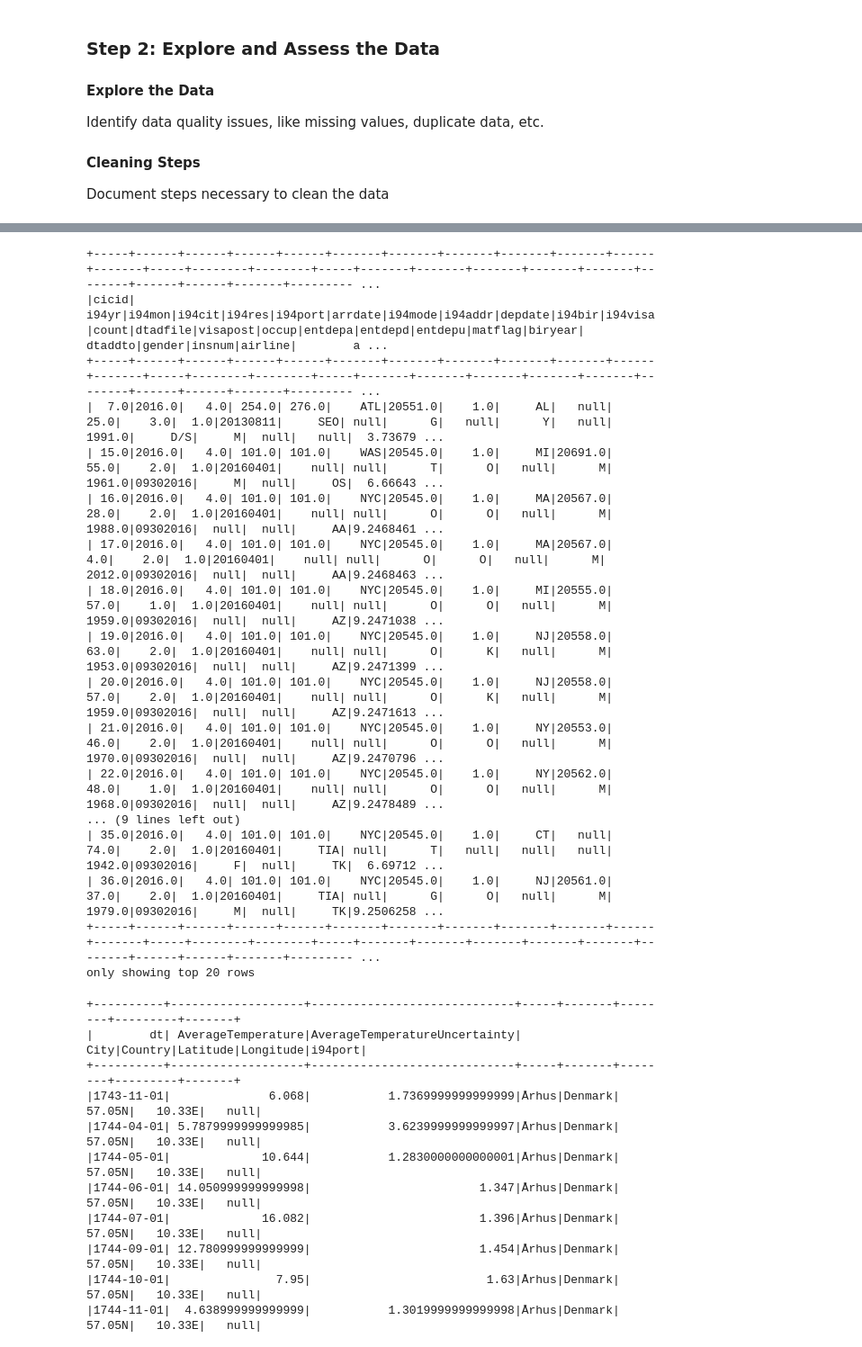
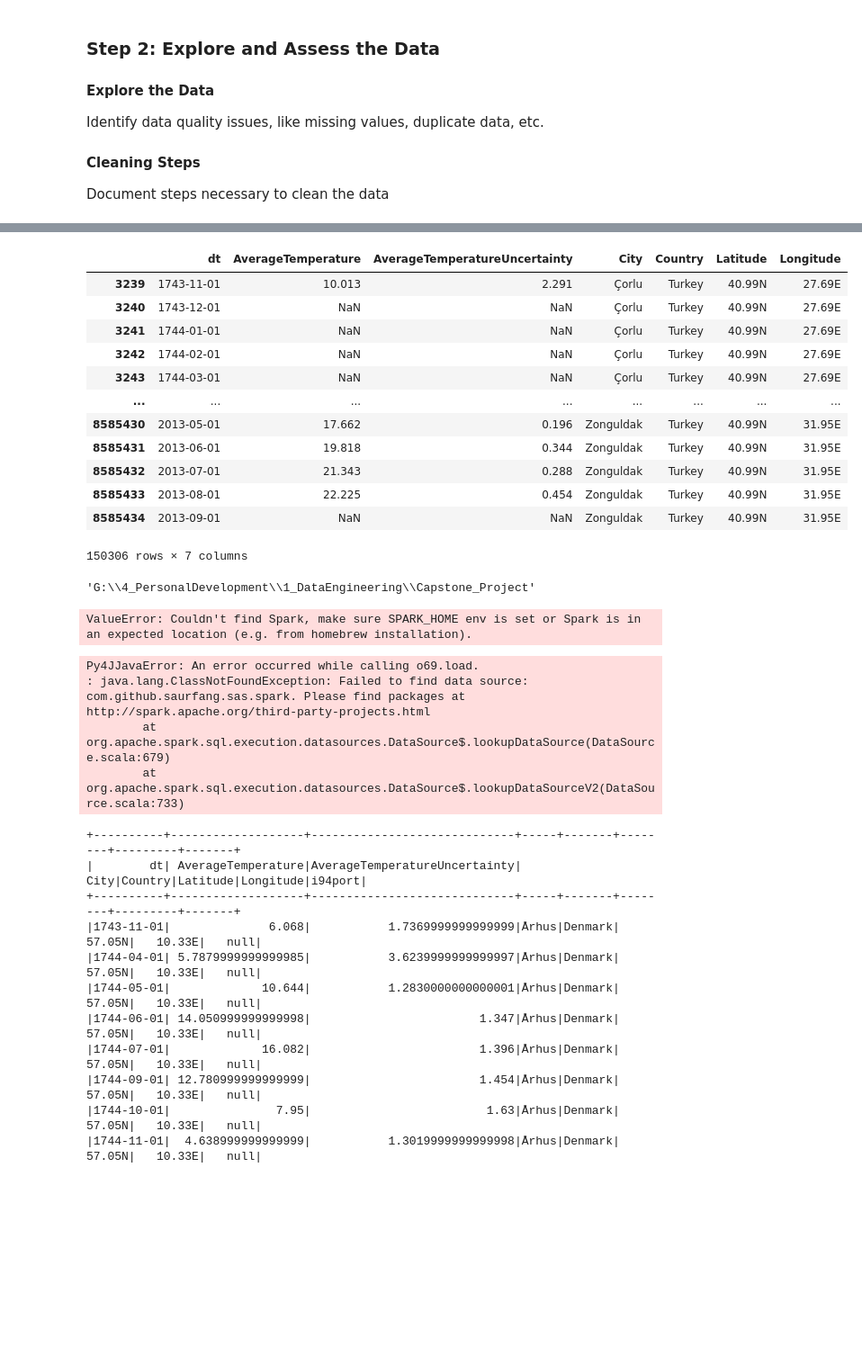
Before and after one commit to 0xCakin/CapstoneProject, a Jupyter notebook: Capstone Project Template.ipynb, the cells around one changed output, grey strips where cells are left out. Shown: that part at 90% size. Drawn from its saved outputs; the diff is of its cells as text; code cells hidden in the pictures; blank space fills up the shorter version.

Commit message:
data explore update

```diff
--- a/Capstone Project Template.ipynb
+++ b/Capstone Project Template.ipynb
@@ -145,3 +145,24 @@ AttributeError: 'DataFrame' object has no attribute 'decribe'
+# %%
+df_turkey = df_temp_data[
+                        (df_temp_data["Country"] == "Turkey") &
+                        (df_temp_data["AverageTemperature"] != "NaN")
+                        ]
+# %%
+df_turkey[(df_turkey["AverageTemperature"] != "NaN")]
+# %% [output]
+|  | dt | AverageTemperature | AverageTemperatureUncertainty | City | Country | Latitude | Longitude |
+| 3239 | 1743-11-01 | 10.013 | 2.291 | Çorlu | Turkey | 40.99N | 27.69E |
+| 3240 | 1743-12-01 | NaN | NaN | Çorlu | Turkey | 40.99N | 27.69E |
+| 3241 | 1744-01-01 | NaN | NaN | Çorlu | Turkey | 40.99N | 27.69E |
+| 3242 | 1744-02-01 | NaN | NaN | Çorlu | Turkey | 40.99N | 27.69E |
+| 3243 | 1744-03-01 | NaN | NaN | Çorlu | Turkey | 40.99N | 27.69E |
+| ... | ... | ... | ... | ... | ... | ... | ... |
+| 8585430 | 2013-05-01 | 17.662 | 0.196 | Zonguldak | Turkey | 40.99N | 31.95E |
+| 8585431 | 2013-06-01 | 19.818 | 0.344 | Zonguldak | Turkey | 40.99N | 31.95E |
+| 8585432 | 2013-07-01 | 21.343 | 0.288 | Zonguldak | Turkey | 40.99N | 31.95E |
+| 8585433 | 2013-08-01 | 22.225 | 0.454 | Zonguldak | Turkey | 40.99N | 31.95E |
+| 8585434 | 2013-09-01 | NaN | NaN | Zonguldak | Turkey | 40.99N | 31.95E |
+150306 rows × 7 columns
 # %%
 # Dictionary of valid i94port codes is created
 re_obj = re.compile(r'\'(.*)\'.*\'(.*)\'')
@@ -151,6 +172,16 @@ with open('i94port.txt') as f:
      for data in f:
          match = re_obj.search(data)
          i94port_valid[match[1]]=[match[2]]
+# %%
+import os
+os.getcwd()
+# %% [output]
+'G:\\4_PersonalDevelopment\\1_DataEngineering\\Capstone_Project'
+# %%
+import findspark
+findspark.find()
+# %% [output]
+ValueError: Couldn't find Spark, make sure SPARK_HOME env is set or Spark is in an expected location (e.g. from homebrew installation).
 # %%
 def clean_immig_data(file):
     '''
@@ -165,26 +196,13 @@ def clean_immig_data(file):
 
     return df_immig
 # %%
-immig_test_file = '../../data/18-83510-I94-Data-2016/i94_apr16_sub.sas7bdat'
+immig_test_file = './data/18-83510-I94-Data-2016/i94_apr16_sub.sas7bdat'
 df_immig_test = clean_immig_data(immig_test_file)
 df_immig_test.show()
 # %% [output]
-+-----+------+------+------+------+-------+-------+-------+-------+-------+------+-------+-----+--------+--------+-----+-------+-------+-------+-------+-------+--------+------+------+-------+--------- ...
-|cicid| i94yr|i94mon|i94cit|i94res|i94port|arrdate|i94mode|i94addr|depdate|i94bir|i94visa|count|dtadfile|visapost|occup|entdepa|entdepd|entdepu|matflag|biryear| dtaddto|gender|insnum|airline|        a ...
-+-----+------+------+------+------+-------+-------+-------+-------+-------+------+-------+-----+--------+--------+-----+-------+-------+-------+-------+-------+--------+------+------+-------+--------- ...
-|  7.0|2016.0|   4.0| 254.0| 276.0|    ATL|20551.0|    1.0|     AL|   null|  25.0|    3.0|  1.0|20130811|     SEO| null|      G|   null|      Y|   null| 1991.0|     D/S|     M|  null|   null|  3.73679 ...
-| 15.0|2016.0|   4.0| 101.0| 101.0|    WAS|20545.0|    1.0|     MI|20691.0|  55.0|    2.0|  1.0|20160401|    null| null|      T|      O|   null|      M| 1961.0|09302016|     M|  null|     OS|  6.66643 ...
-| 16.0|2016.0|   4.0| 101.0| 101.0|    NYC|20545.0|    1.0|     MA|20567.0|  28.0|    2.0|  1.0|20160401|    null| null|      O|      O|   null|      M| 1988.0|09302016|  null|  null|     AA|9.2468461 ...
-| 17.0|2016.0|   4.0| 101.0| 101.0|    NYC|20545.0|    1.0|     MA|20567.0|   4.0|    2.0|  1.0|20160401|    null| null|      O|      O|   null|      M| 2012.0|09302016|  null|  null|     AA|9.2468463 ...
-| 18.0|2016.0|   4.0| 101.0| 101.0|    NYC|20545.0|    1.0|     MI|20555.0|  57.0|    1.0|  1.0|20160401|    null| null|      O|      O|   null|      M| 1959.0|09302016|  null|  null|     AZ|9.2471038 ...
-| 19.0|2016.0|   4.0| 101.0| 101.0|    NYC|20545.0|    1.0|     NJ|20558.0|  63.0|    2.0|  1.0|20160401|    null| null|      O|      K|   null|      M| 1953.0|09302016|  null|  null|     AZ|9.2471399 ...
-| 20.0|2016.0|   4.0| 101.0| 101.0|    NYC|20545.0|    1.0|     NJ|20558.0|  57.0|    2.0|  1.0|20160401|    null| null|      O|      K|   null|      M| 1959.0|09302016|  null|  null|     AZ|9.2471613 ...
-| 21.0|2016.0|   4.0| 101.0| 101.0|    NYC|20545.0|    1.0|     NY|20553.0|  46.0|    2.0|  1.0|20160401|    null| null|      O|      O|   null|      M| 1970.0|09302016|  null|  null|     AZ|9.2470796 ...
-| 22.0|2016.0|   4.0| 101.0| 101.0|    NYC|20545.0|    1.0|     NY|20562.0|  48.0|    1.0|  1.0|20160401|    null| null|      O|      O|   null|      M| 1968.0|09302016|  null|  null|     AZ|9.2478489 ...
-... (9 lines left out)
-| 35.0|2016.0|   4.0| 101.0| 101.0|    NYC|20545.0|    1.0|     CT|   null|  74.0|    2.0|  1.0|20160401|     TIA| null|      T|   null|   null|   null| 1942.0|09302016|     F|  null|     TK|  6.69712 ...
-| 36.0|2016.0|   4.0| 101.0| 101.0|    NYC|20545.0|    1.0|     NJ|20561.0|  37.0|    2.0|  1.0|20160401|     TIA| null|      G|      O|   null|      M| 1979.0|09302016|     M|  null|     TK|9.2506258 ...
-+-----+------+------+------+------+-------+-------+-------+-------+-------+------+-------+-----+--------+--------+-----+-------+-------+-------+-------+-------+--------+------+------+-------+--------- ...
-only showing top 20 rows
+Py4JJavaError: An error occurred while calling o69.load.
+: java.lang.ClassNotFoundException: Failed to find data source: com.github.saurfang.sas.spark. Please find packages at http://spark.apache.org/third-party-projects.html
+        at org.apache.spark.sql.execution.datasources.DataSource$.lookupDataSource(DataSource.scala:679)
+        at org.apache.spark.sql.execution.datasources.DataSource$.lookupDataSourceV2(DataSource.scala:733)
 # %%
 # Clean temperature data
```
Also changed, not shown: parts of 7 cells of this notebook.
